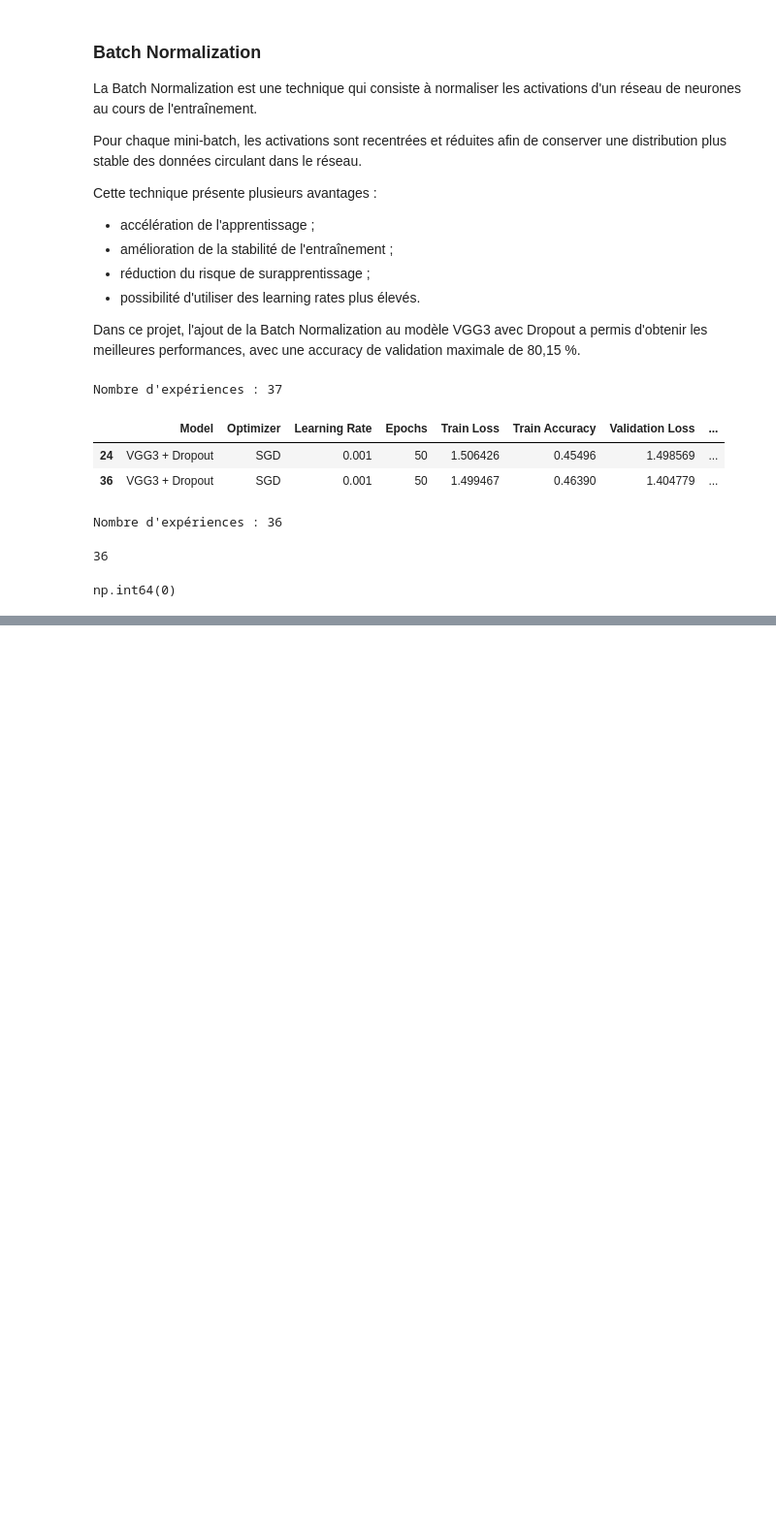
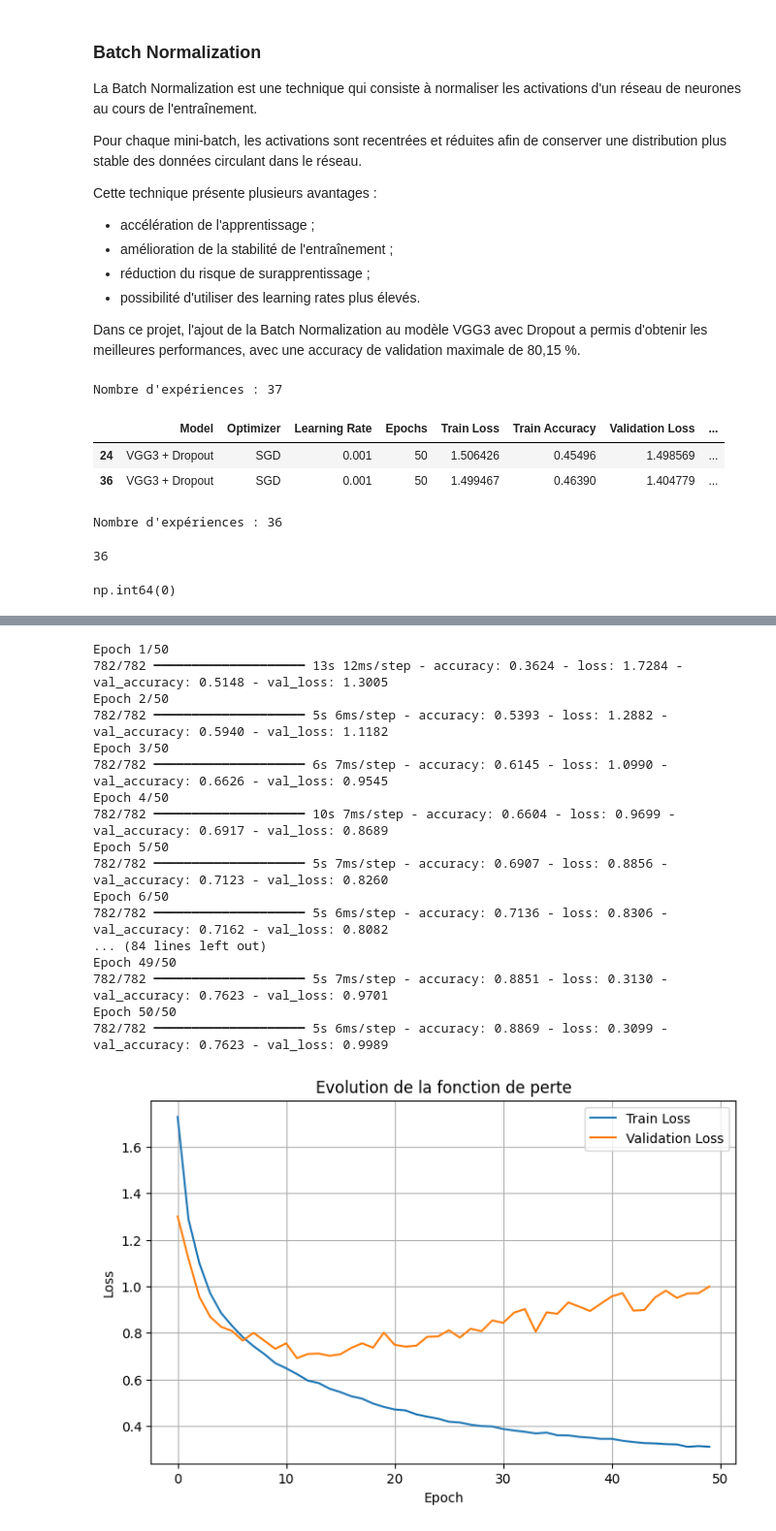
Before and after one commit to RaymCharles/Projet-CNN, a Jupyter notebook: Projet_ML.ipynb, the cells around one changed output, grey strips where cells are left out. Shown at 97% size. Saved outputs shown, nothing was run; the diff lists cells and outputs as text; code cells hidden in the pictures; blank space fills up the shorter version.

```diff
--- a/Projet_ML.ipynb
+++ b/Projet_ML.ipynb
@@ -1486,0 +1602,31 @@ np.int64(0)
+# %%
+# Courbes représentatives 3 : VGG3 + Dropout + Adam + LR = 0.001
+
+history_curve_vgg3_dropout = train_for_curves(
+    model_builder=build_vgg3_dropout,
+    optimizer_name="Adam",
+    learning_rate=0.001,
+    epochs=50,
+    batch_size=64
+)
+
+plot_history(history_curve_vgg3_dropout)
+# %% [output]
+Epoch 1/50
+782/782 ━━━━━━━━━━━━━━━━━━━━ 13s 12ms/step - accuracy: 0.3624 - loss: 1.7284 - val_accuracy: 0.5148 - val_loss: 1.3005
+Epoch 2/50
+782/782 ━━━━━━━━━━━━━━━━━━━━ 5s 6ms/step - accuracy: 0.5393 - loss: 1.2882 - val_accuracy: 0.5940 - val_loss: 1.1182
+Epoch 3/50
+782/782 ━━━━━━━━━━━━━━━━━━━━ 6s 7ms/step - accuracy: 0.6145 - loss: 1.0990 - val_accuracy: 0.6626 - val_loss: 0.9545
+Epoch 4/50
+782/782 ━━━━━━━━━━━━━━━━━━━━ 10s 7ms/step - accuracy: 0.6604 - loss: 0.9699 - val_accuracy: 0.6917 - val_loss: 0.8689
+Epoch 5/50
+782/782 ━━━━━━━━━━━━━━━━━━━━ 5s 7ms/step - accuracy: 0.6907 - loss: 0.8856 - val_accuracy: 0.7123 - val_loss: 0.8260
+Epoch 6/50
+782/782 ━━━━━━━━━━━━━━━━━━━━ 5s 6ms/step - accuracy: 0.7136 - loss: 0.8306 - val_accuracy: 0.7162 - val_loss: 0.8082
+... (84 lines left out)
+Epoch 49/50
+782/782 ━━━━━━━━━━━━━━━━━━━━ 5s 7ms/step - accuracy: 0.8851 - loss: 0.3130 - val_accuracy: 0.7623 - val_loss: 0.9701
+Epoch 50/50
+782/782 ━━━━━━━━━━━━━━━━━━━━ 5s 6ms/step - accuracy: 0.8869 - loss: 0.3099 - val_accuracy: 0.7623 - val_loss: 0.9989
+[figure, added]
```
Also changed, not shown: parts of 9 cells of this notebook.
